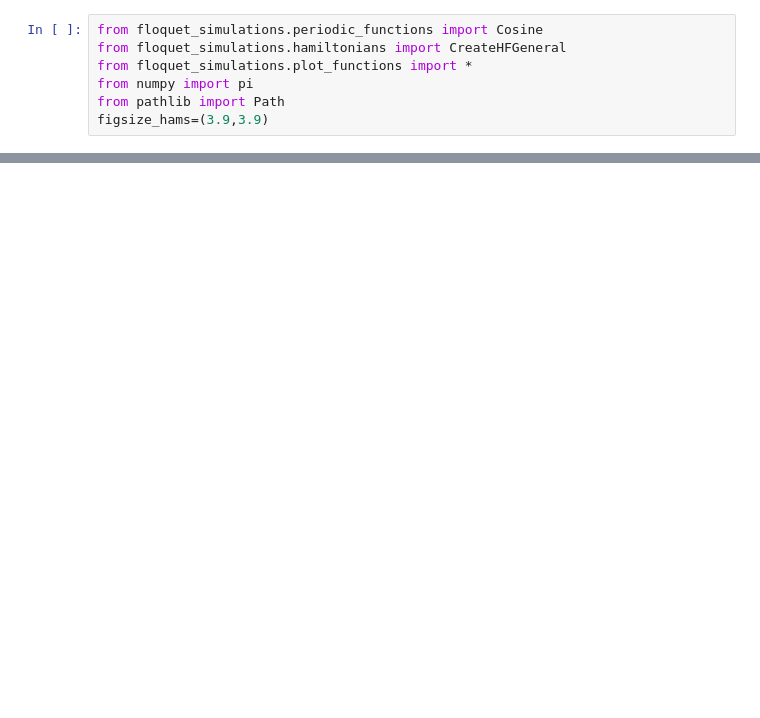
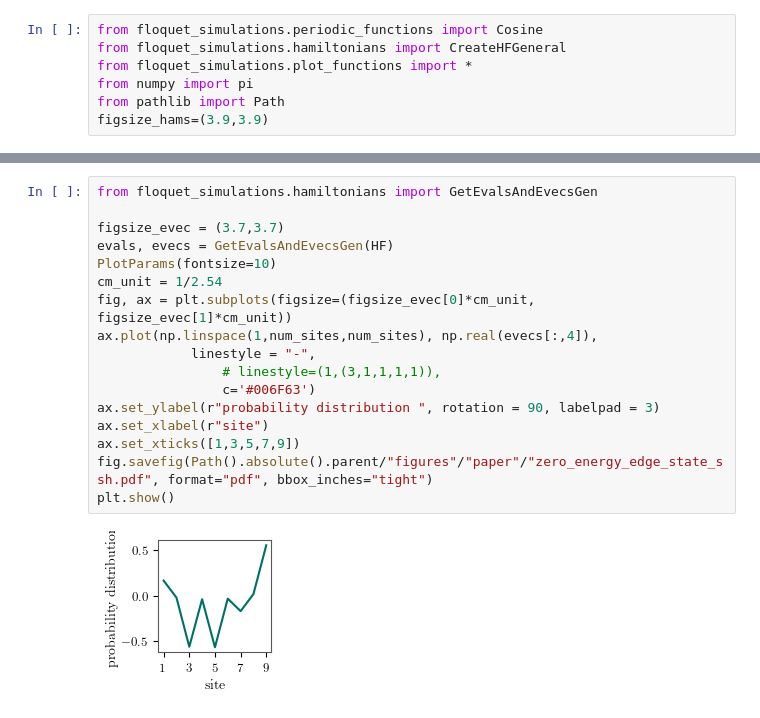
Before and after one commit to georgianixon/floquet-simulations, a Jupyter notebook: jupyter/hamiltonian_plots_for_paper.ipynb, the cells around one changed output, grey strips where cells are left out. Cells and saved outputs as stored; diff of their text form; blank space fills up the shorter version.

```diff
--- a/jupyter/hamiltonian_plots_for_paper.ipynb
+++ b/jupyter/hamiltonian_plots_for_paper.ipynb
@@ -44 +101,20 @@ PlotRealHamiltonian(HF, figsize=figsize_hams, colourbar_pad = 0.05, colourbar_si
+# %%
+from floquet_simulations.hamiltonians import GetEvalsAndEvecsGen
+
+figsize_evec = (3.7,3.7)
+evals, evecs = GetEvalsAndEvecsGen(HF)
+PlotParams(fontsize=10)
+cm_unit = 1/2.54
+fig, ax = plt.subplots(figsize=(figsize_evec[0]*cm_unit, figsize_evec[1]*cm_unit))
+ax.plot(np.linspace(1,num_sites,num_sites), np.real(evecs[:,4]),
+            linestyle = "-",
+                # linestyle=(1,(3,1,1,1,1)),
+                c='#006F63')
+ax.set_ylabel(r"probability distribution ", rotation = 90, labelpad = 3)
+ax.set_xlabel(r"site")
+ax.set_xticks([1,3,5,7,9])
+fig.savefig(Path().absolute().parent/"figures"/"paper"/"zero_energy_edge_state_ssh.pdf", format="pdf", bbox_inches="tight")
+plt.show()
+# %% [output]
+[figure, added]
 # %%
```
Also changed, not shown: parts of 6 cells of this notebook, 1 other file.
